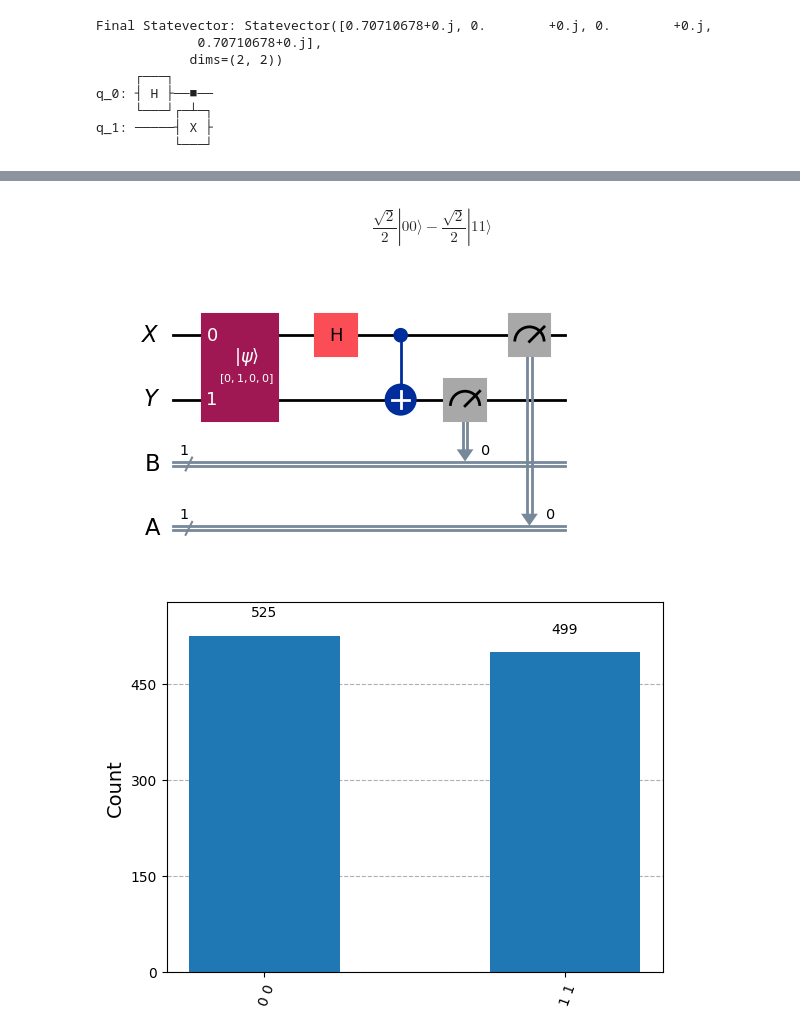
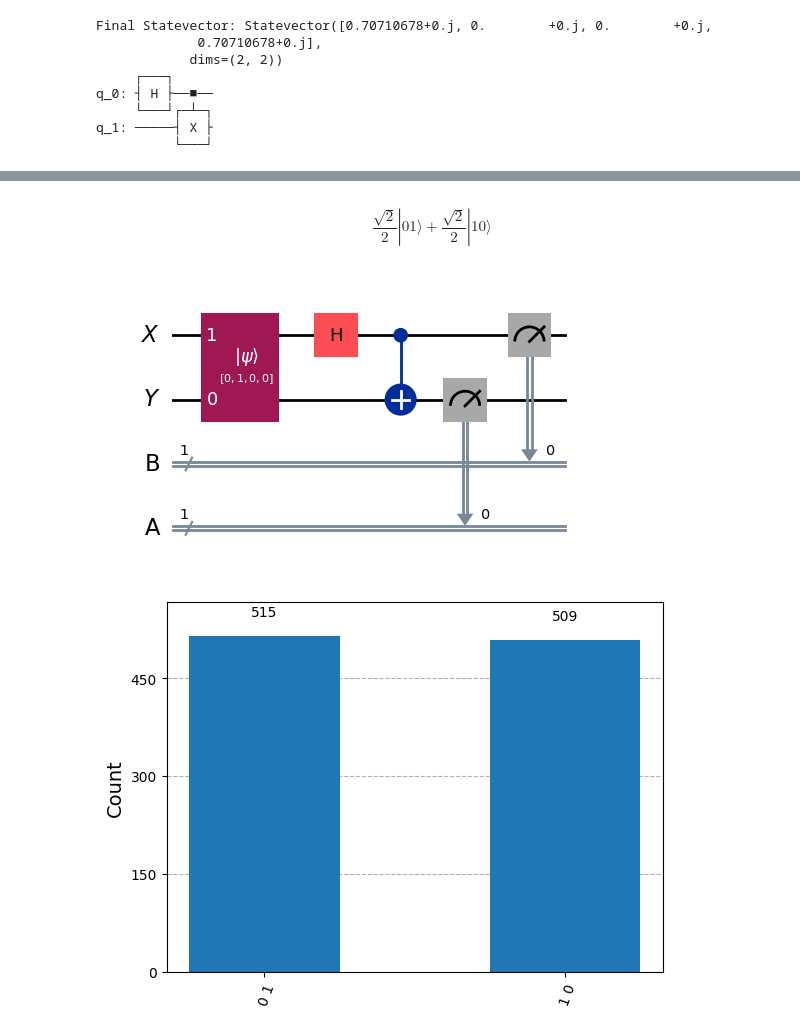
Before and after one commit to bswaroopreddy/tutorial-Qiskit, a Jupyter notebook: Quantum_Circuits.ipynb, the cells around one changed output, grey strips where cells are left out. Saved outputs shown, nothing was run; the diff lists cells and outputs as text; code cells hidden in the pictures.

```diff
--- a/Quantum_Circuits.ipynb
+++ b/Quantum_Circuits.ipynb
@@ -306,30 +310,30 @@ ImportError: cannot import name 'Aer' from 'qiskit' (/home/swaroop/Documents/tut
 # %%
 from qiskit import QuantumRegister, QuantumCircuit, ClassicalRegister
 from qiskit.quantum_info import Operator, Statevector
 X = QuantumRegister(1, "X")
 Y = QuantumRegister(1, "Y")
 A = ClassicalRegister(1, "A")
 B = ClassicalRegister(1, "B")
 
-# Create the statevector for (|00⟩ + |11⟩)/√2
+# Create the statevector for (|01⟩ + |10⟩)/√2
 state = Statevector([0, 1, 0, 0])
 
 qc = QuantumCircuit(X, Y, B, A)
-qc.initialize(state, [X[0], Y[0]])
+qc.initialize(state, [Y[0], X[0]])
 
 #qc.x(Y)
 qc.h(X)
 qc.cx(X, Y)
 
 state = Statevector.from_instruction(qc)
 display(state.draw("latex"))
-qc.measure(Y, B)
-qc.measure(X, A)
+qc.measure(Y, A)
+qc.measure(X, B)
 
 qc.draw("mpl")
 # %% [output]
-$$\frac{\sqrt{2}}{2} |00\rangle- \frac{\sqrt{2}}{2} |11\rangle$$
+$$\frac{\sqrt{2}}{2} |01\rangle+\frac{\sqrt{2}}{2} |10\rangle$$
-[figure, old version]
+[figure, new version]
 # %%
 from qiskit_aer import AerSimulator
 
@@ -337,4 +341,4 @@ result = AerSimulator().run(qc).result()
 statistics = result.get_counts()
 display(plot_histogram(statistics))
 # %% [output]
-[figure, old version]
+[figure, new version]
```
Also changed, not shown: parts of 4 cells of this notebook.
